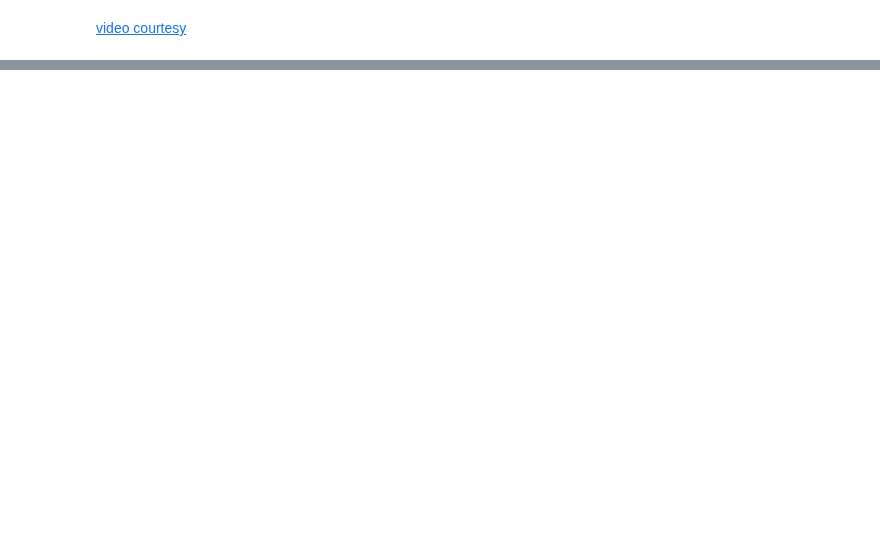
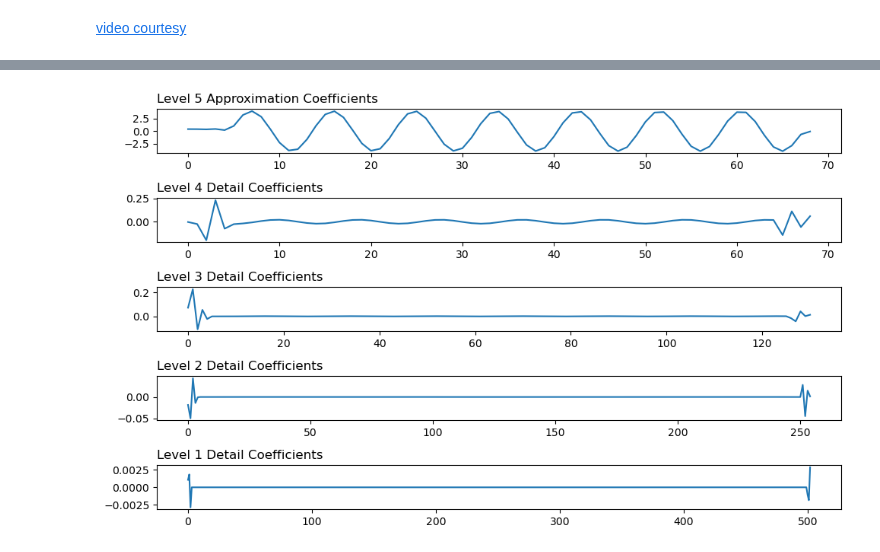
Before and after one commit to behnamasadi/PythonTutorial, a Jupyter notebook: signal_system/wavelets.ipynb, the cells around one changed output, grey strips where cells are left out. Drawn from its saved outputs; the diff is of its cells as text; code cells hidden in the pictures; blank space fills up the shorter version.

Commit message:
signal sys updated

```diff
--- a/signal_system/wavelets.ipynb
+++ b/signal_system/wavelets.ipynb
@@ -271,0 +439,26 @@ plt.show()
+# %%
+import pywt
+import numpy as np
+import matplotlib.pyplot as plt
+
+# Generating a test signal: a sine wave
+t = np.linspace(0, 1, 1000, endpoint=False)
+signal = np.sin(2 * np.pi * 7 * t)
+
+# Choosing a wavelet
+wavelet = 'db4'  # Daubechies wavelet with 4 vanishing moments
+
+# Performing the Discrete Wavelet Transform (DWT)
+coeffs = pywt.wavedec(signal, wavelet, level=4)
+
+# Plotting the approximation and detail coefficients
+plt.figure(figsize=(10, 6))
+for i, coeff in enumerate(coeffs):
+    levels = len(coeffs) - i
+    plt.subplot(len(coeffs), 1, i+1)
+    plt.plot(coeff)
+    plt.title(f'Level {levels} {"Approximation" if i == 0 else "Detail"} Coefficients', loc='left')
+plt.tight_layout()
+plt.show()
+# %% [output]
+[figure, added]
```
Also changed, not shown: parts of 9 cells of this notebook, 5 other files.
